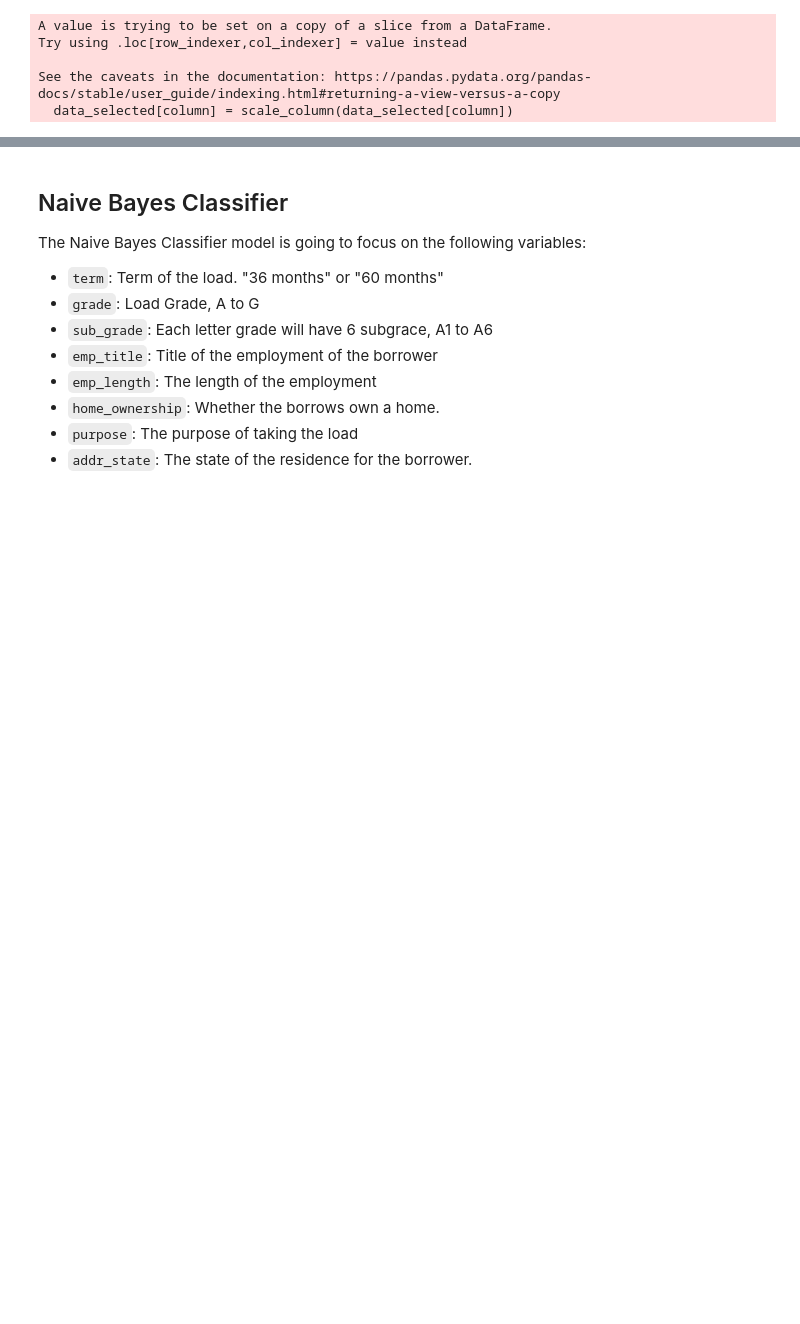
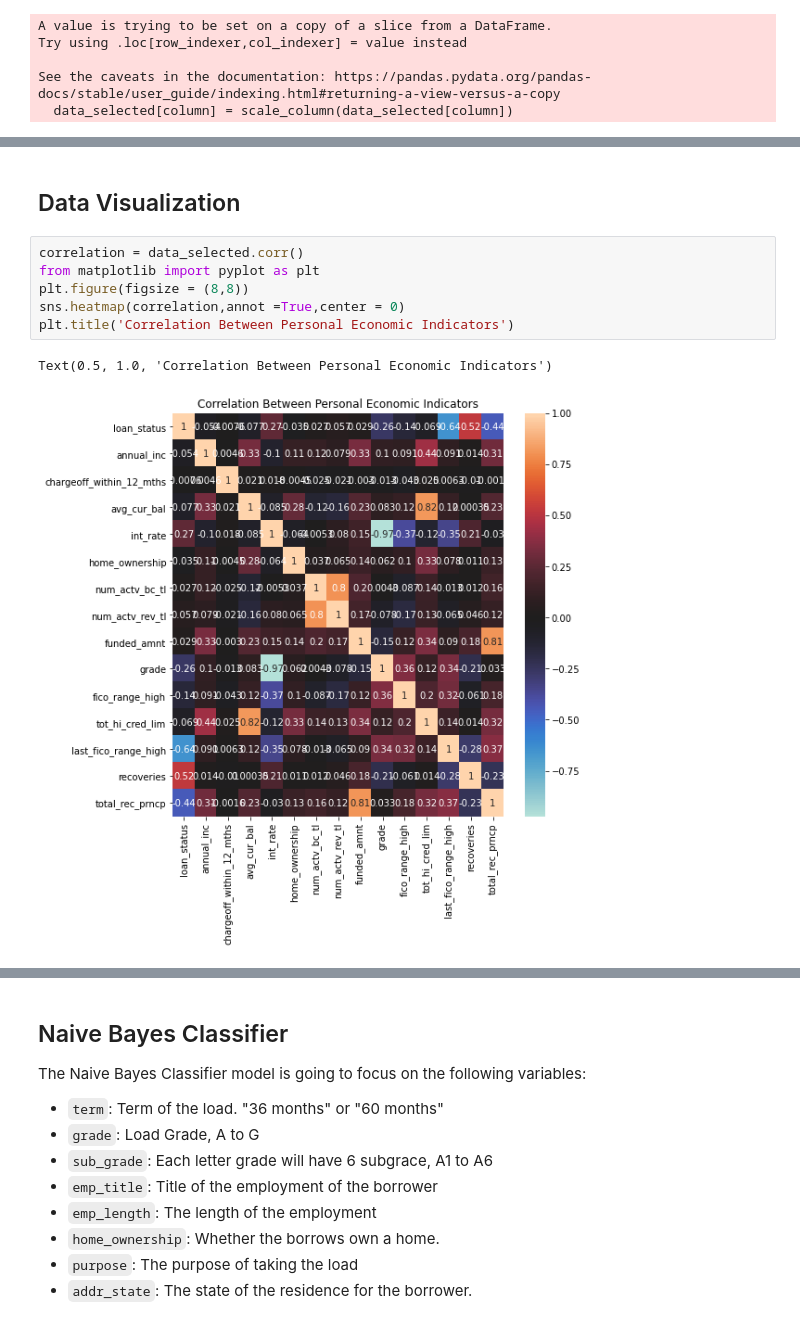
Before and after one commit to taylorrohrich/ml_final_project, a Jupyter notebook: ML_Final_Project.ipynb, the cells around one changed output, grey strips where cells are left out. Cells and saved outputs as stored; diff of their text form; blank space fills up the shorter version.

```diff
--- a/ML_Final_Project.ipynb
+++ b/ML_Final_Project.ipynb
@@ -127,3 +127,14 @@ data_selected.head()
 | 2586 | 0 | 0.108372 | -0.094063 | 1.549160 | 0.462818 | 1 | -0.731208 | ... |
 | 2279 | 1 | -0.873145 | -0.094063 | -0.490689 | 1.140696 | 2 | -0.731208 | ... |
 | 575 | 1 | -0.670809 | -0.094063 | -0.707030 | 0.541749 | 2 | -0.731208 | ... |
+# %% [markdown]
+## Data Visualization
+# %%
+correlation = data_selected.corr()
+from matplotlib import pyplot as plt
+plt.figure(figsize = (8,8))
+sns.heatmap(correlation,annot =True,center = 0)
+plt.title('Correlation Between Personal Economic Indicators')
+# %% [output]
+Text(0.5, 1.0, 'Correlation Between Personal Economic Indicators')
+[figure, added]
```
Also changed, not shown: parts of 22 cells of this notebook.
